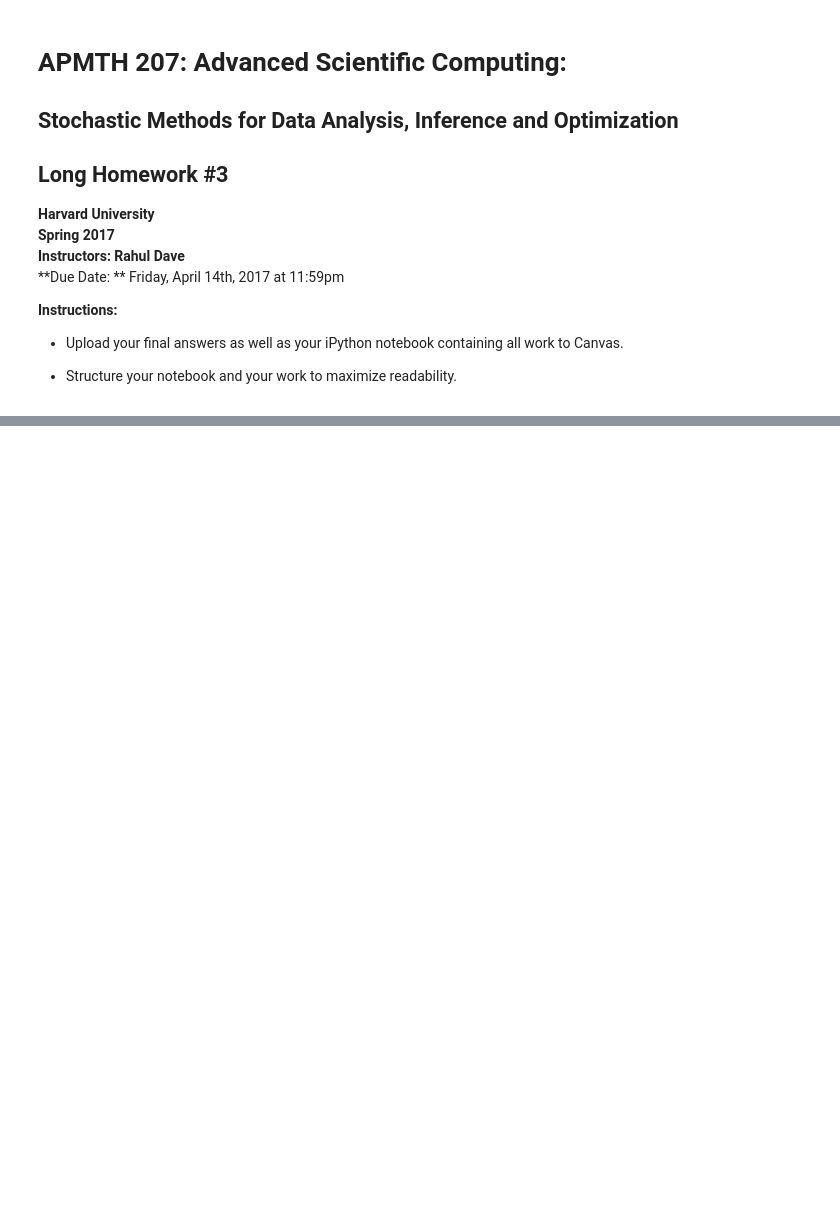
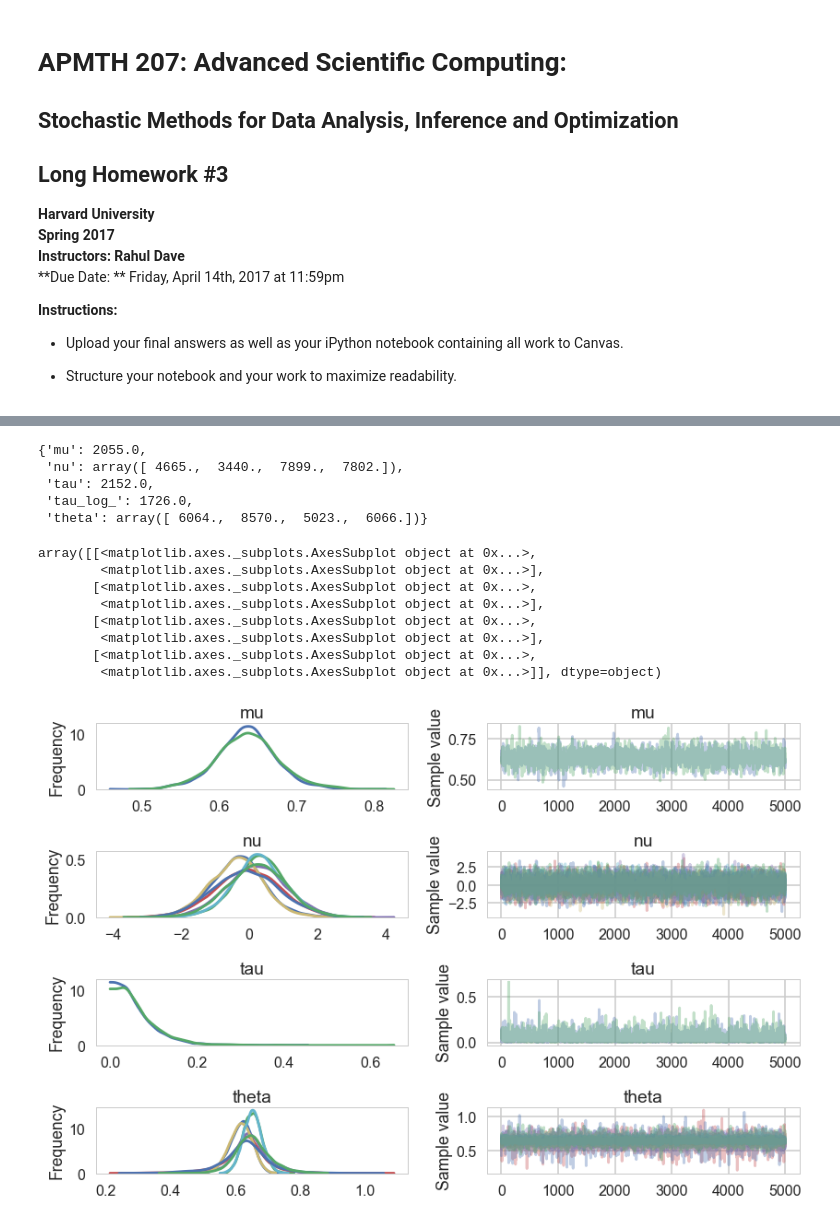
Before and after one commit to nikhilaravi/am207, a Jupyter notebook: long_hwk_3/Long_HW3.ipynb, the cells around one changed output, grey strips where cells are left out. Saved outputs shown, nothing was run; the diff lists cells and outputs as text; code cells hidden in the pictures; blank space fills up the shorter version.

```diff
--- a/long_hwk_3/Long_HW3.ipynb
+++ b/long_hwk_3/Long_HW3.ipynb
@@ -110,0 +210,7 @@ Propose a model, that addresses the weakness of your approach in Part C, for the
+# %%
+with pm.Model() as restaurant_service:
+    mu = pm.Normal('mu', mu=0.6, sd=0.12) # prior on a probability
+    tau = pm.HalfCauchy('tau', beta=0.25)
+    nu = pm.Normal('nu', mu=0, sd=1, shape=service_shape)
+    theta = pm.Deterministic('theta', mu + tau * nu)
+    obs = pm.Normal('obs', mu=theta, sd=sigma_j_service, observed=y_j_service)
@@ -110,0 +253,20 @@ Propose a model, that addresses the weakness of your approach in Part C, for the
+# %%
+pm.diagnostics.effective_n(trace_service)
+# %% [output]
+{'mu': 2055.0,
+ 'nu': array([ 4665.,  3440.,  7899.,  7802.]),
+ 'tau': 2152.0,
+ 'tau_log_': 1726.0,
+ 'theta': array([ 6064.,  8570.,  5023.,  6066.])}
+# %%
+pm.traceplot(trace_service)
+# %% [output]
+array([[<matplotlib.axes._subplots.AxesSubplot object at 0x...>,
+        <matplotlib.axes._subplots.AxesSubplot object at 0x...>],
+       [<matplotlib.axes._subplots.AxesSubplot object at 0x...>,
+        <matplotlib.axes._subplots.AxesSubplot object at 0x...>],
+       [<matplotlib.axes._subplots.AxesSubplot object at 0x...>,
+        <matplotlib.axes._subplots.AxesSubplot object at 0x...>],
+       [<matplotlib.axes._subplots.AxesSubplot object at 0x...>,
+        <matplotlib.axes._subplots.AxesSubplot object at 0x...>]], dtype=object)
+[figure, added]
```
Also changed, not shown: parts of 36 cells of this notebook.
